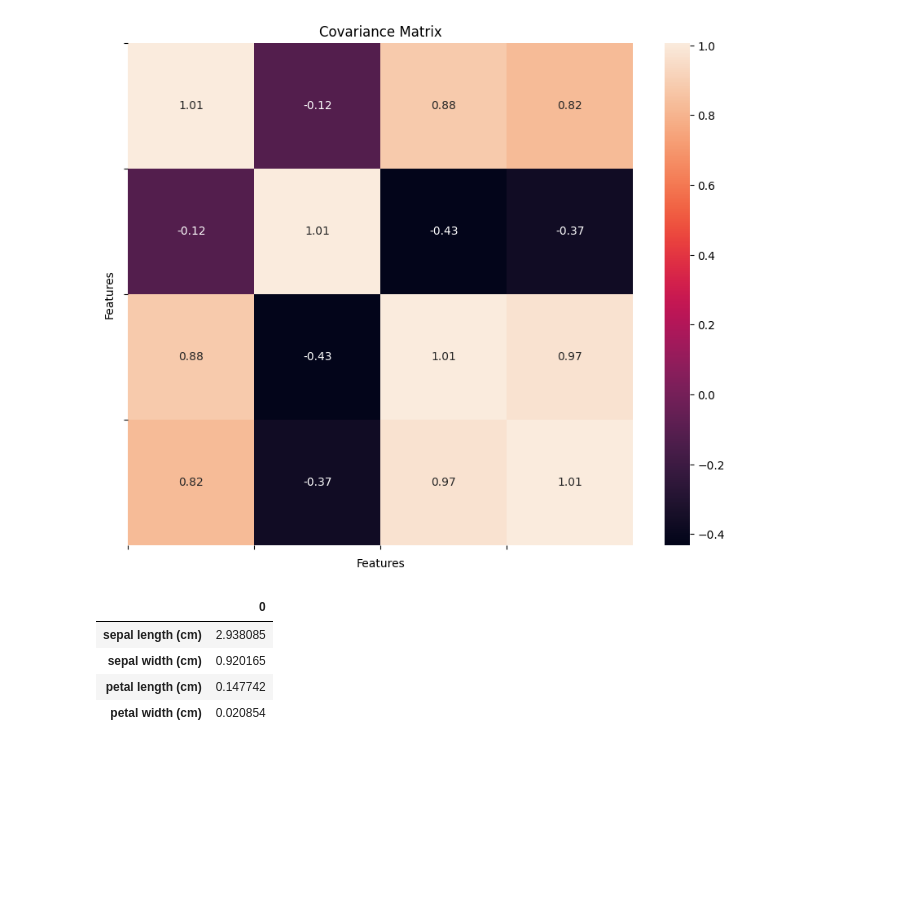
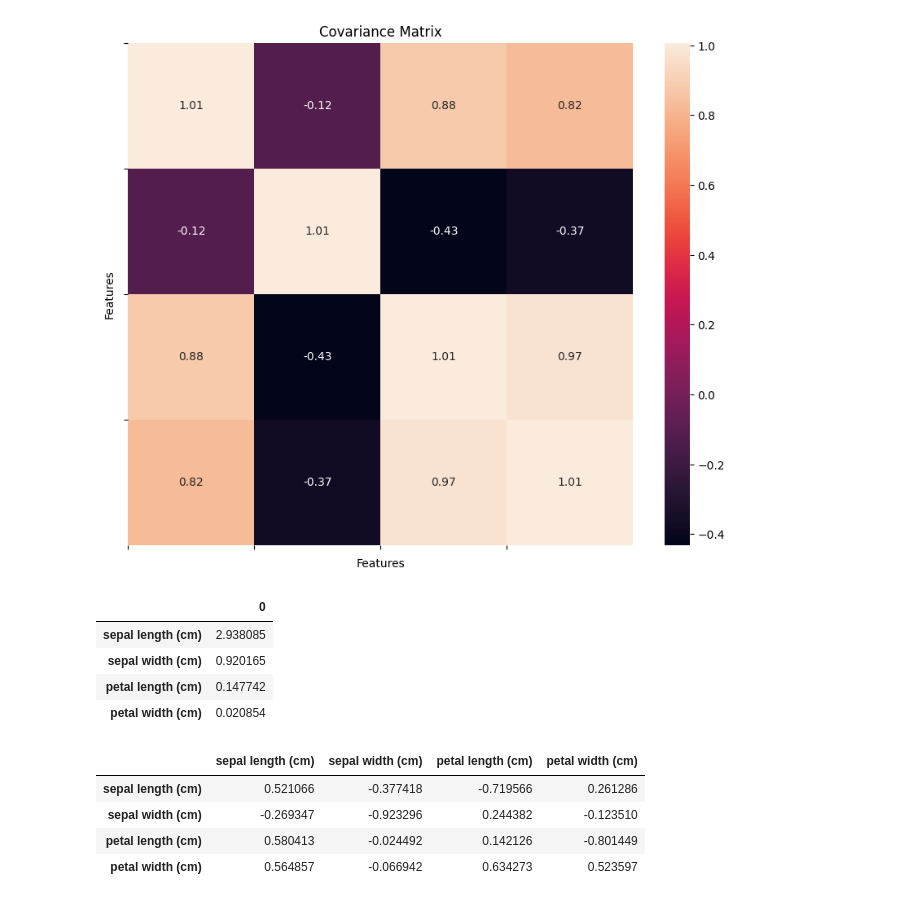
Before and after one commit to FaizaAli-DS/AI-DS-Projects, a Jupyter notebook: PCA_on_Iris_dataset.ipynb, the cells around one changed output. Drawn from its saved outputs; the diff is of its cells as text; code cells hidden in the pictures; blank space fills up the shorter version.

```diff
--- a/PCA_on_Iris_dataset.ipynb
+++ b/PCA_on_Iris_dataset.ipynb
@@ -64,3 +61,13 @@ temp_eigenvalues
 | sepal width (cm) | 0.920165 |
 | petal length (cm) | 0.147742 |
 | petal width (cm) | 0.020854 |
+# %%
+#print("eigenvectors", eigenvectors)
+temp_eigenvectors = pd.DataFrame(eigenvectors , columns=iris_data.feature_names , index=iris_data.feature_names)
+temp_eigenvectors
+# %% [output]
+|  | sepal length (cm) | sepal width (cm) | petal length (cm) | petal width (cm) |
+| sepal length (cm) | 0.521066 | -0.377418 | -0.719566 | 0.261286 |
+| sepal width (cm) | -0.269347 | -0.923296 | 0.244382 | -0.123510 |
+| petal length (cm) | 0.580413 | -0.024492 | 0.142126 | -0.801449 |
+| petal width (cm) | 0.564857 | -0.066942 | 0.634273 | 0.523597 |
```
Also changed, not shown: parts of 15 cells of this notebook.
